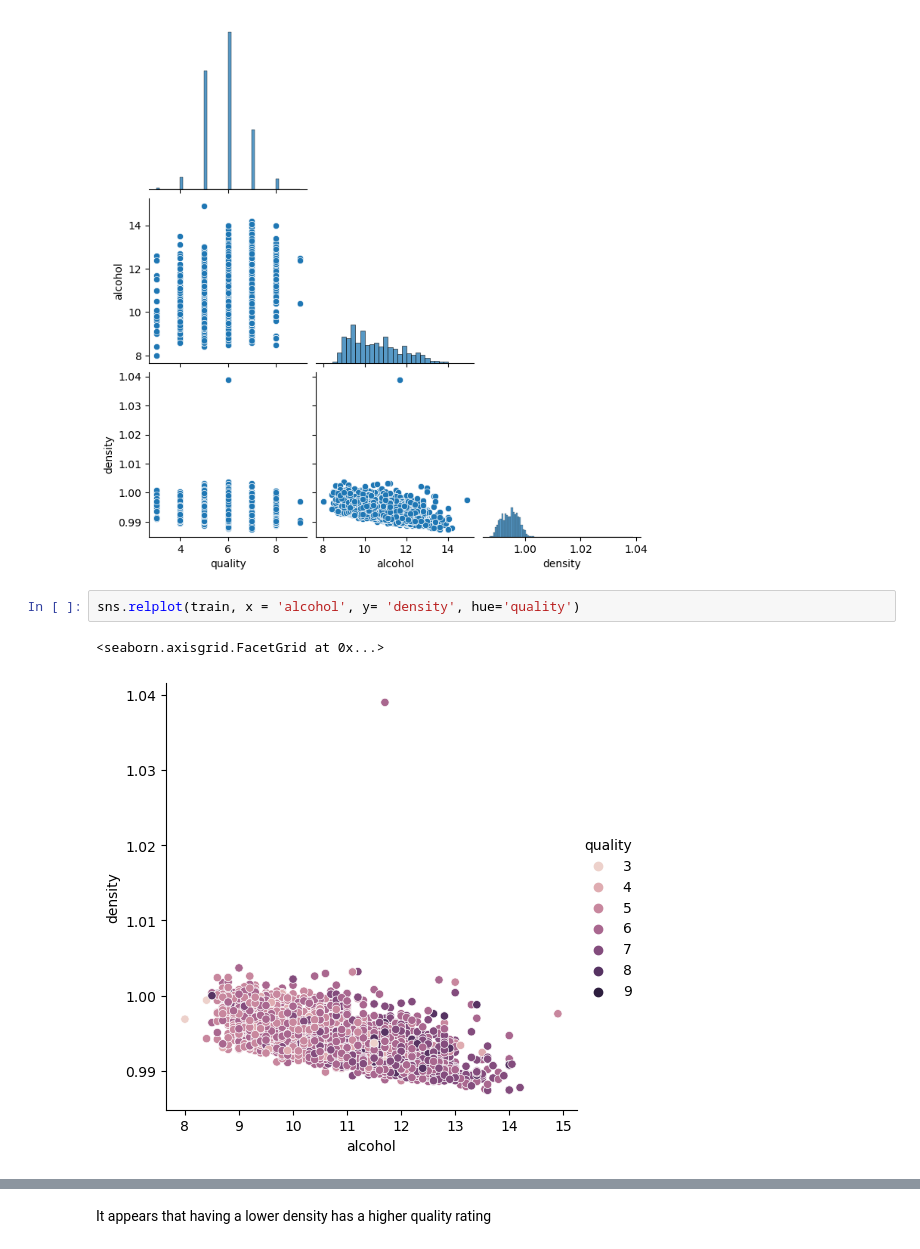
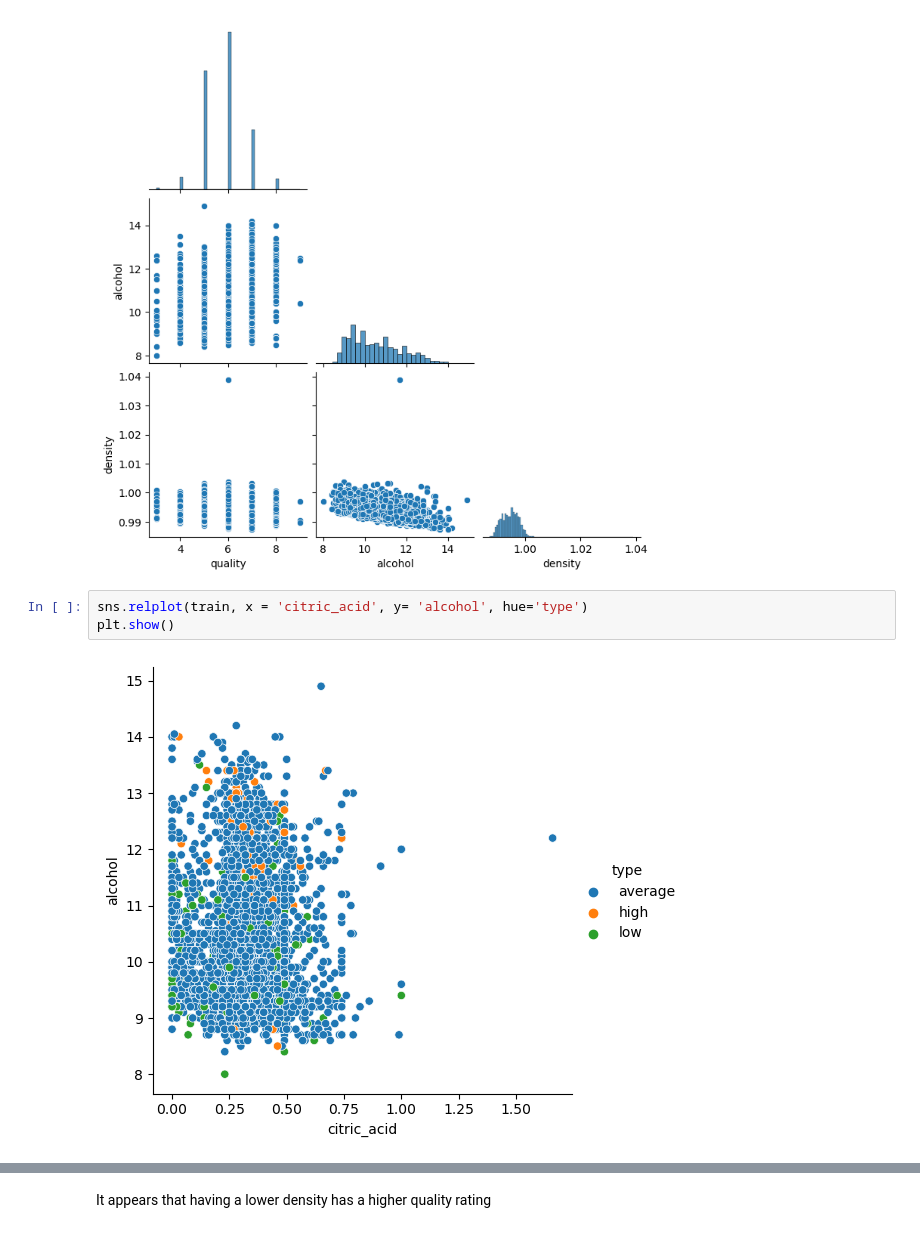
Before and after one commit to Segura-Jorge/wine_ing, a Jupyter notebook: combined/workbook_J.ipynb, the cells around one changed output, grey strips where cells are left out. Saved outputs shown, nothing was run; the diff lists cells and outputs as text.

Commit message:
edits on plot figures for presentation

```diff
--- a/combined/workbook_k.ipynb
+++ b/combined/workbook_J.ipynb
@@ -564,7 +564,7 @@ sns.pairplot(data=train[explore_cols], corner=True)
 <seaborn.axisgrid.PairGrid at 0x...>
 [figure]
 # %%
-sns.relplot(train, x = 'alcohol', y= 'density', hue='quality')
+sns.relplot(train, x = 'citric_acid', y= 'alcohol', hue='type')
+plt.show()
 # %% [output]
-<seaborn.axisgrid.FacetGrid at 0x...>
-[figure, old version]
+[figure, new version]
```
Also changed, not shown: parts of 9 cells of this notebook.
